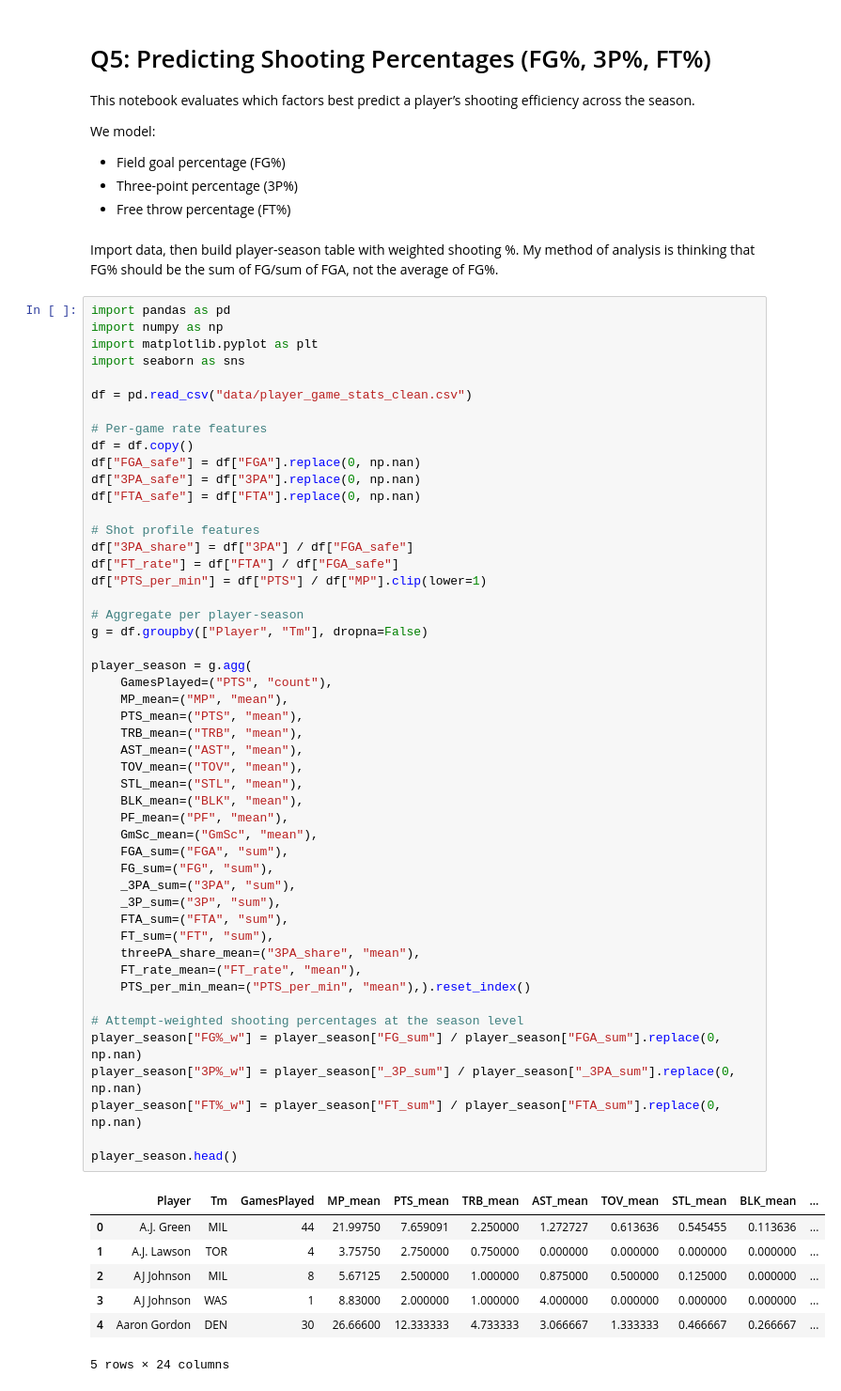
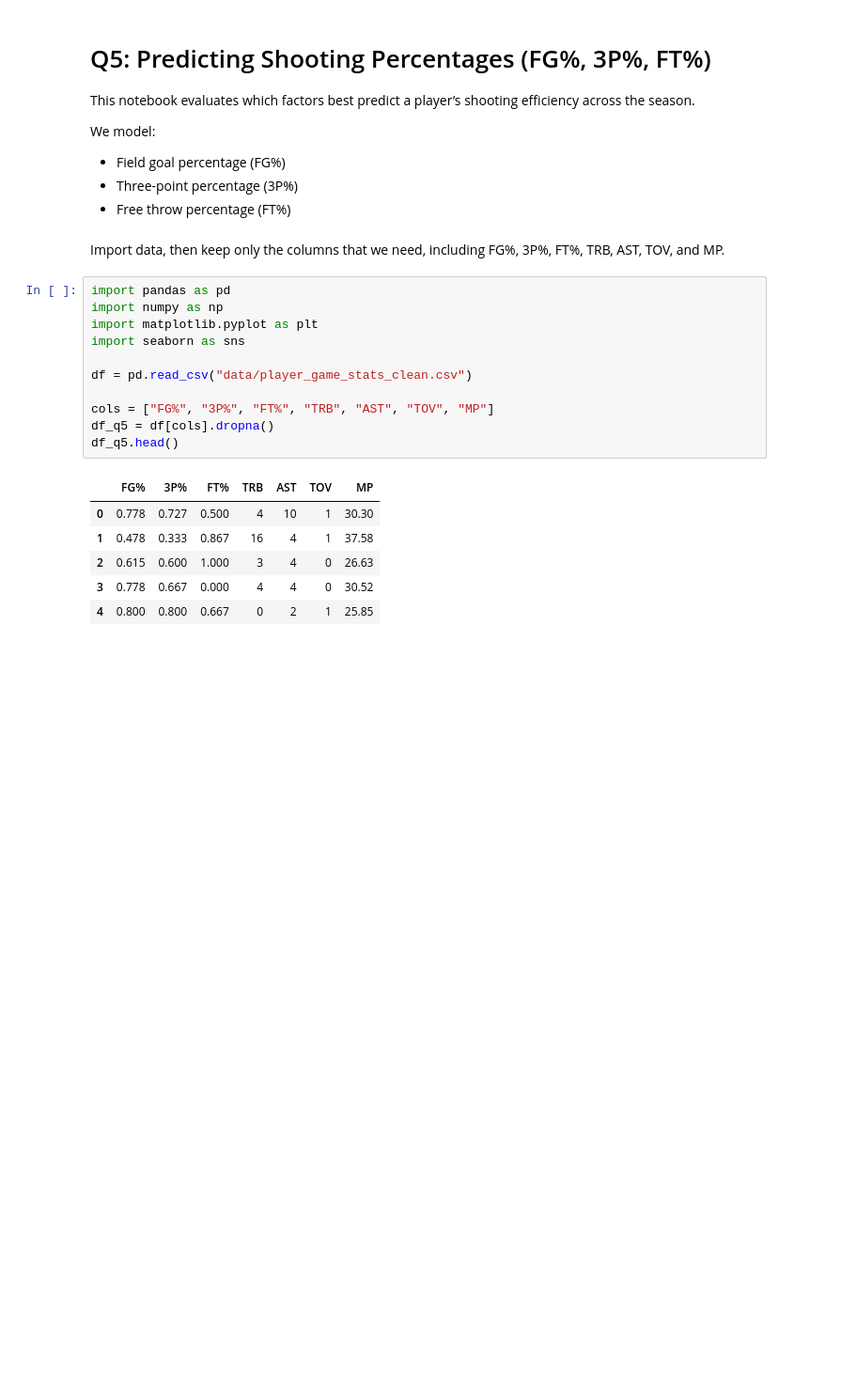
Before and after one commit to UCB-stat-159-f25/final-group16, a Jupyter notebook: 05_shooting_percentage_models.ipynb, the cells around one changed output. Shown at 94% size. Drawn from its saved outputs; the diff is of its cells as text; blank space fills up the shorter version.

```diff
--- a/05_shooting_percentage_models.ipynb
+++ b/05_shooting_percentage_models.ipynb
@@ -9,61 +9,22 @@ We model:
 - Three-point percentage (3P%)
 - Free throw percentage (FT%)
 # %% [markdown]
-Import data, then build player-season table with weighted shooting %. My method of analysis is thinking that FG% should be the sum of FG/sum of FGA, not the average of FG%.
+Import data, then keep only the columns that we need, including FG%, 3P%, FT%, TRB, AST, TOV, and MP.
 # %%
 import pandas as pd
 import numpy as np
 import matplotlib.pyplot as plt
 import seaborn as sns
 
 df = pd.read_csv("data/player_game_stats_clean.csv")
 
-# Per-game rate features
-df = df.copy()
-df["FGA_safe"] = df["FGA"].replace(0, np.nan)
-df["3PA_safe"] = df["3PA"].replace(0, np.nan)
-df["FTA_safe"] = df["FTA"].replace(0, np.nan)
-
-# Shot profile features
-df["3PA_share"] = df["3PA"] / df["FGA_safe"]
-df["FT_rate"] = df["FTA"] / df["FGA_safe"]
-df["PTS_per_min"] = df["PTS"] / df["MP"].clip(lower=1)
-
-# Aggregate per player-season
-g = df.groupby(["Player", "Tm"], dropna=False)
-
-player_season = g.agg(
-    GamesPlayed=("PTS", "count"),
-    MP_mean=("MP", "mean"),
-    PTS_mean=("PTS", "mean"),
-    TRB_mean=("TRB", "mean"),
-    AST_mean=("AST", "mean"),
-    TOV_mean=("TOV", "mean"),
-    STL_mean=("STL", "mean"),
-    BLK_mean=("BLK", "mean"),
-    PF_mean=("PF", "mean"),
-    GmSc_mean=("GmSc", "mean"),
-    FGA_sum=("FGA", "sum"),
-    FG_sum=("FG", "sum"),
-    _3PA_sum=("3PA", "sum"),
-    _3P_sum=("3P", "sum"),
-    FTA_sum=("FTA", "sum"),
-    FT_sum=("FT", "sum"),
-    threePA_share_mean=("3PA_share", "mean"),
-    FT_rate_mean=("FT_rate", "mean"),
-    PTS_per_min_mean=("PTS_per_min", "mean"),).reset_index()
-
-# Attempt-weighted shooting percentages at the season level
-player_season["FG%_w"] = player_season["FG_sum"] / player_season["FGA_sum"].replace(0, np.nan)
-player_season["3P%_w"] = player_season["_3P_sum"] / player_season["_3PA_sum"].replace(0, np.nan)
-player_season["FT%_w"] = player_season["FT_sum"] / player_season["FTA_sum"].replace(0, np.nan)
-
-player_season.head()
+cols = ["FG%", "3P%", "FT%", "TRB", "AST", "TOV", "MP"]
+df_q5 = df[cols].dropna()
+df_q5.head()
 # %% [output]
-|  | Player | Tm | GamesPlayed | MP_mean | PTS_mean | TRB_mean | AST_mean | TOV_mean | STL_mean | BLK_mean | ... |
-| 0 | A.J. Green | MIL | 44 | 21.99750 | 7.659091 | 2.250000 | 1.272727 | 0.613636 | 0.545455 | 0.113636 | ... |
-| 1 | A.J. Lawson | TOR | 4 | 3.75750 | 2.750000 | 0.750000 | 0.000000 | 0.000000 | 0.000000 | 0.000000 | ... |
-| 2 | AJ Johnson | MIL | 8 | 5.67125 | 2.500000 | 1.000000 | 0.875000 | 0.500000 | 0.125000 | 0.000000 | ... |
-| 3 | AJ Johnson | WAS | 1 | 8.83000 | 2.000000 | 1.000000 | 4.000000 | 0.000000 | 0.000000 | 0.000000 | ... |
-| 4 | Aaron Gordon | DEN | 30 | 26.66600 | 12.333333 | 4.733333 | 3.066667 | 1.333333 | 0.466667 | 0.266667 | ... |
+|  | FG% | 3P% | FT% | TRB | AST | TOV | MP |
+| 0 | 0.778 | 0.727 | 0.500 | 4 | 10 | 1 | 30.30 |
+| 1 | 0.478 | 0.333 | 0.867 | 16 | 4 | 1 | 37.58 |
+| 2 | 0.615 | 0.600 | 1.000 | 3 | 4 | 0 | 26.63 |
+| 3 | 0.778 | 0.667 | 0.000 | 4 | 4 | 0 | 30.52 |
+| 4 | 0.800 | 0.800 | 0.667 | 0 | 2 | 1 | 25.85 |
-5 rows × 24 columns
```
Also changed, not shown: parts of 9 cells of this notebook, 3 other files.
